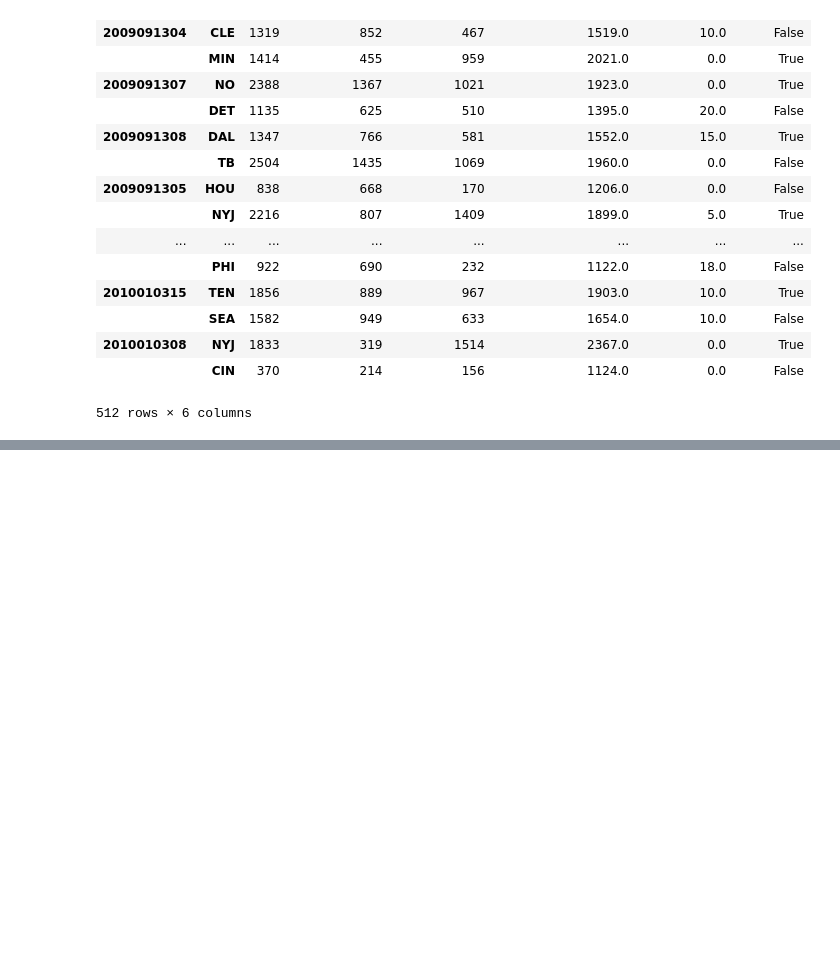
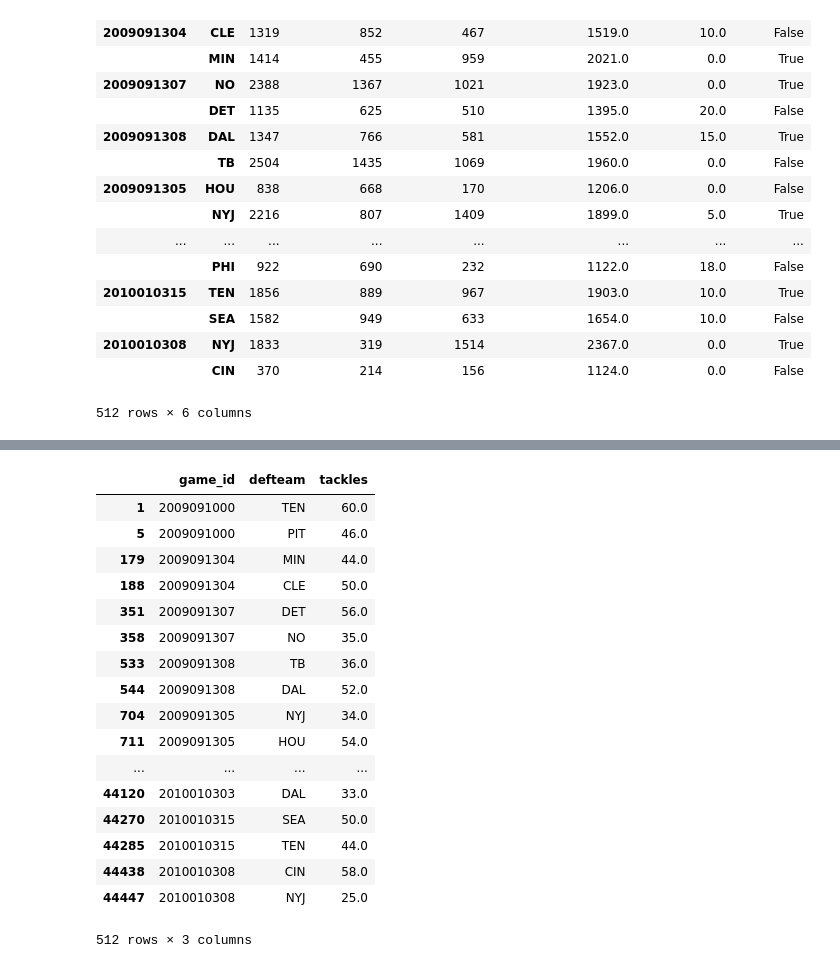
Before and after one commit to ssachnof/CSC466_final_project, a Jupyter notebook: data_cleaning/CSC466_final_project.ipynb, the cells around one changed output, grey strips where cells are left out. Saved outputs shown, nothing was run; the diff lists cells and outputs as text; code cells hidden in the pictures; blank space fills up the shorter version.

```diff
--- a/data_cleaning/CSC466_final_project.ipynb
+++ b/data_cleaning/CSC466_final_project.ipynb
@@ -487,0 +502,30 @@ def_output_df
+# %%
+num_tackles['assist_tackle'] = num_tackles['assist_tackle'] == 1.0
+num_tackles['solo_tackle'] = num_tackles['solo_tackle'] == 1.0
+num_tackles['tackle'] = num_tackles['solo_tackle'] | num_tackles['assist_tackle']
+num_tackles = num_tackles.drop(columns=['solo_tackle', 'assist_tackle'])
+num_tackles['tackle'] = num_tackles['tackle'].replace({True : 1.0})
+num_tackles['tackle'] = num_tackles['tackle'].replace({False : 0.0})
+num_tackles['tackles'] = num_tackles.groupby(['game_id', 'defteam'])['tackle'].transform(np.sum)
+num_tackles = num_tackles.drop(columns=['tackle'])
+num_tackles = num_tackles.drop_duplicates()
+num_tackles
+# %% [output]
+|  | game_id | defteam | tackles |
+| 1 | 2009091000 | TEN | 60.0 |
+| 5 | 2009091000 | PIT | 46.0 |
+| 179 | 2009091304 | MIN | 44.0 |
+| 188 | 2009091304 | CLE | 50.0 |
+| 351 | 2009091307 | DET | 56.0 |
+| 358 | 2009091307 | NO | 35.0 |
+| 533 | 2009091308 | TB | 36.0 |
+| 544 | 2009091308 | DAL | 52.0 |
+| 704 | 2009091305 | NYJ | 34.0 |
+| 711 | 2009091305 | HOU | 54.0 |
+| ... | ... | ... | ... |
+| 44120 | 2010010303 | DAL | 33.0 |
+| 44270 | 2010010315 | SEA | 50.0 |
+| 44285 | 2010010315 | TEN | 44.0 |
+| 44438 | 2010010308 | CIN | 58.0 |
+| 44447 | 2010010308 | NYJ | 25.0 |
+512 rows × 3 columns
```
Also changed, not shown: parts of 10 cells of this notebook.
